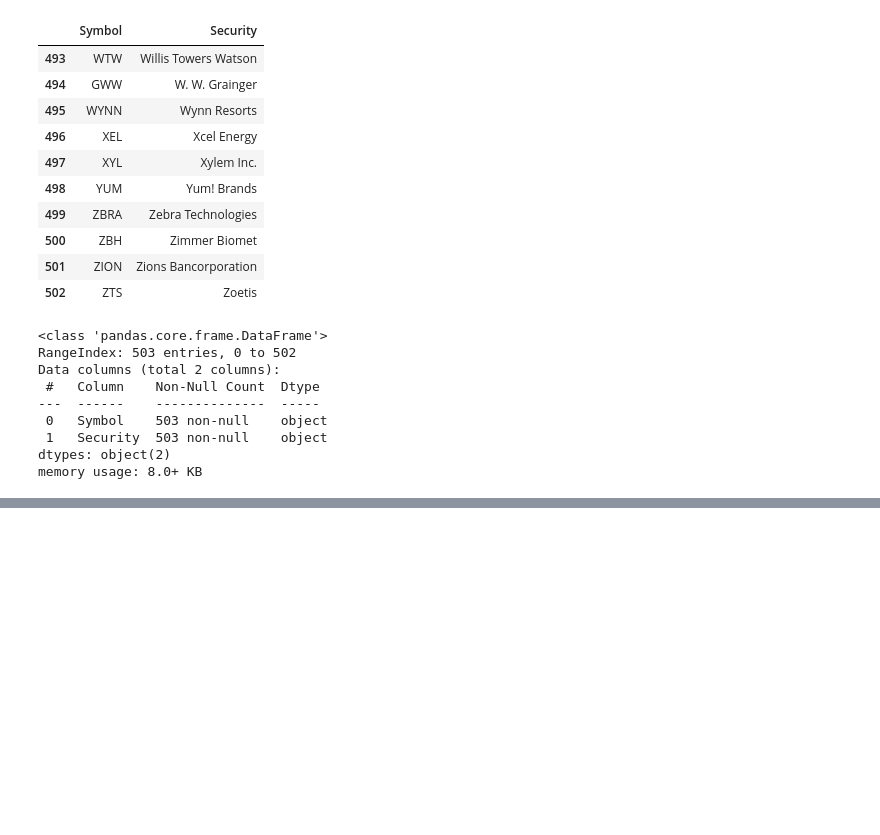
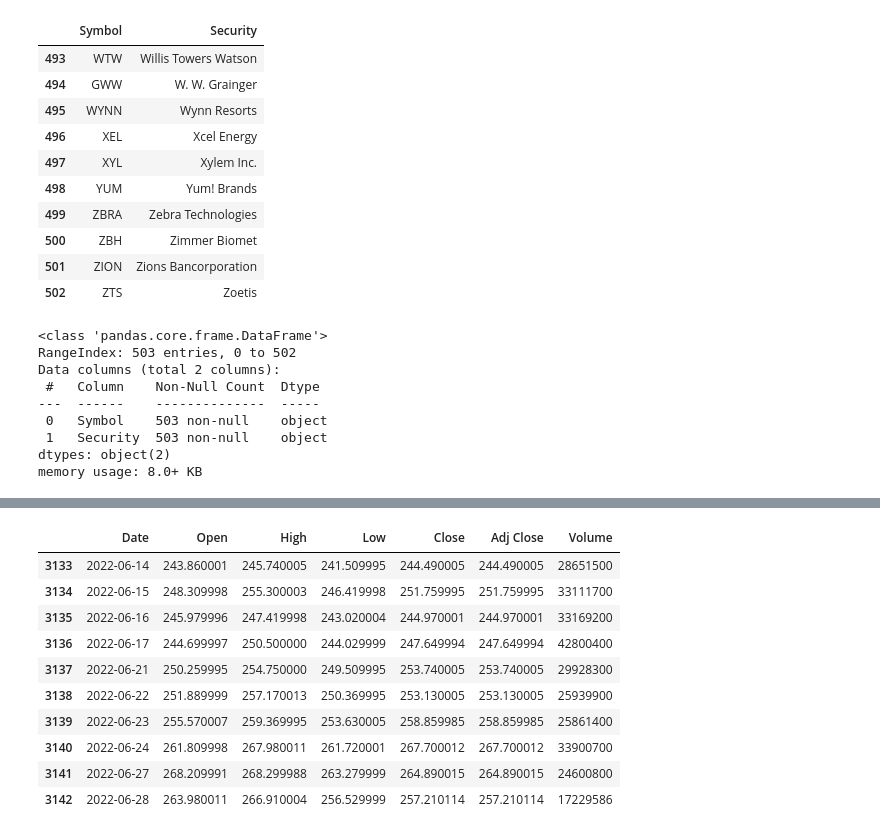
Before and after one commit to lugeminai/DS-PI-ProyectoIndividual, a Jupyter notebook: ds_pi_financiero/preliminar.ipynb, the cells around one changed output, grey strips where cells are left out. Saved outputs shown, nothing was run; the diff lists cells and outputs as text; code cells hidden in the pictures; blank space fills up the shorter version.

```diff
--- a/ds_pi_financiero/preliminar.ipynb
+++ b/ds_pi_financiero/preliminar.ipynb
@@ -64,3 +140,7 @@ Data columns (total 2 columns):
  1   Security  503 non-null    object
 dtypes: object(2)
 memory usage: 8.0+ KB
+# %%
+micro = yf.download('MSFT', start='2010-01-01')
+micro.reset_index(inplace=True)
+micro.head()
@@ -66,0 +172,14 @@ memory usage: 8.0+ KB
+# %%
+micro.tail(10)
+# %% [output]
+|  | Date | Open | High | Low | Close | Adj Close | Volume |
+| 3133 | 2022-06-14 | 243.860001 | 245.740005 | 241.509995 | 244.490005 | 244.490005 | 28651500 |
+| 3134 | 2022-06-15 | 248.309998 | 255.300003 | 246.419998 | 251.759995 | 251.759995 | 33111700 |
+| 3135 | 2022-06-16 | 245.979996 | 247.419998 | 243.020004 | 244.970001 | 244.970001 | 33169200 |
+| 3136 | 2022-06-17 | 244.699997 | 250.500000 | 244.029999 | 247.649994 | 247.649994 | 42800400 |
+| 3137 | 2022-06-21 | 250.259995 | 254.750000 | 249.509995 | 253.740005 | 253.740005 | 29928300 |
+| 3138 | 2022-06-22 | 251.889999 | 257.170013 | 250.369995 | 253.130005 | 253.130005 | 25939900 |
+| 3139 | 2022-06-23 | 255.570007 | 259.369995 | 253.630005 | 258.859985 | 258.859985 | 25861400 |
+| 3140 | 2022-06-24 | 261.809998 | 267.980011 | 261.720001 | 267.700012 | 267.700012 | 33900700 |
+| 3141 | 2022-06-27 | 268.209991 | 268.299988 | 263.279999 | 264.890015 | 264.890015 | 24600800 |
+| 3142 | 2022-06-28 | 263.980011 | 266.910004 | 256.529999 | 257.210114 | 257.210114 | 17229586 |
```
Also changed, not shown: parts of 18 cells of this notebook.
